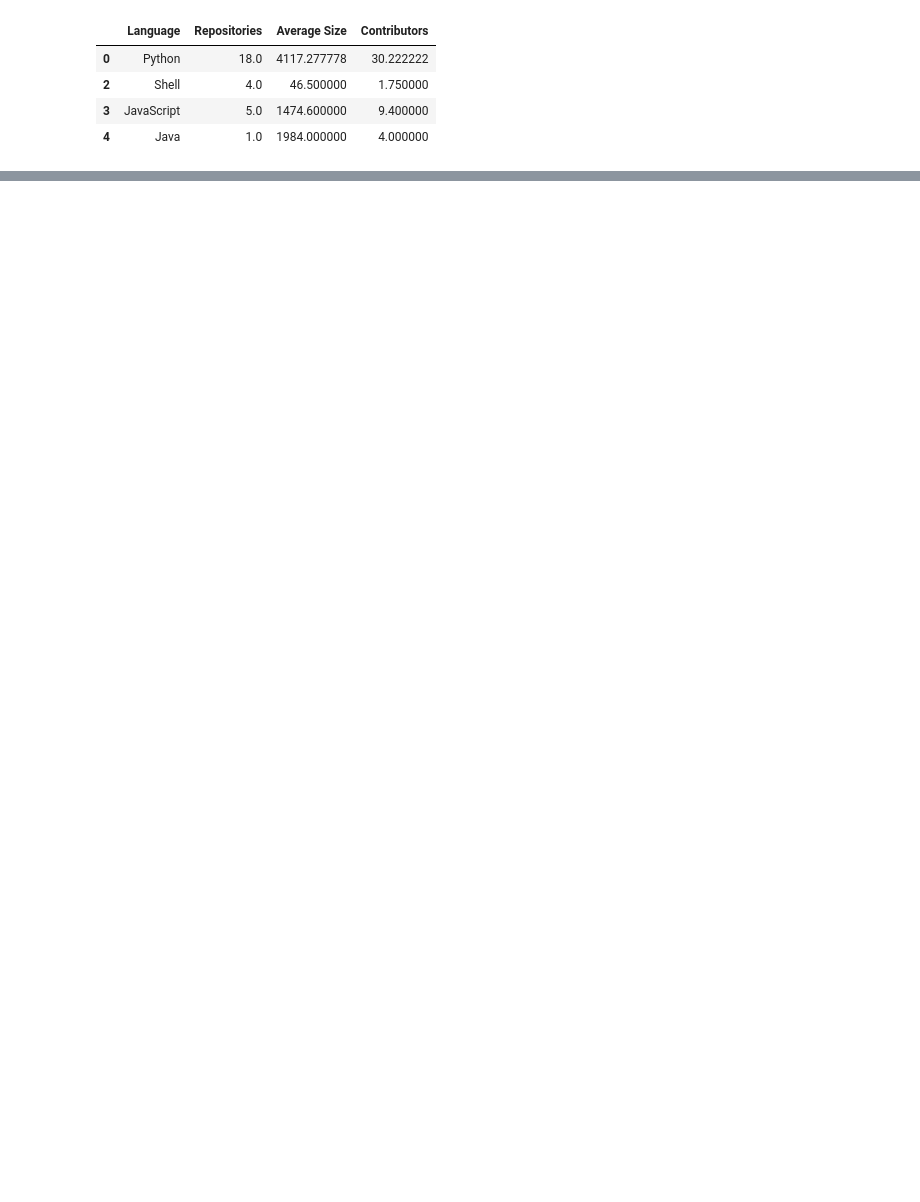
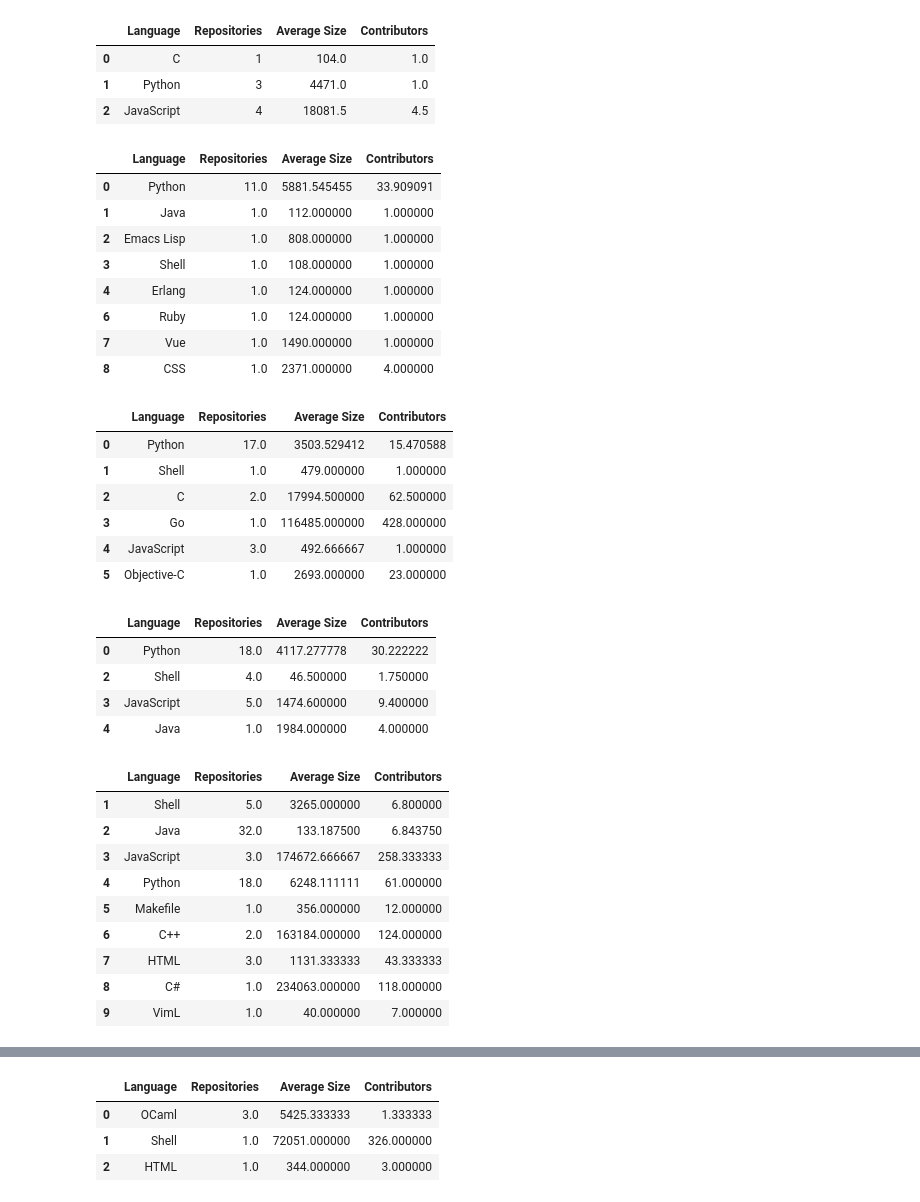
Before and after one commit to engelsj/swe-dev-task2, a Jupyter notebook: githubAccess.ipynb, the cells around one changed output, grey strips where cells are left out. Cells and saved outputs as stored; diff of their text form; code cells hidden in the pictures; blank space fills up the shorter version.

Commit message:
Isolated each dataframe for each year

```diff
--- a/githubAccess.ipynb
+++ b/githubAccess.ipynb
@@ -27,6 +46,8 @@ df = df[df.Language != 'None']
 for member in memberList:
     mask = (df['Username'] == member)
     df['DateCreated'][mask] = df['DateCreated'] - (df.loc[df['Username'] == member])['DateCreated'].min()
+maxYear = df['DateCreated'].max()
+df
 # %% [output]
 A value is trying to be set on a copy of a slice from a DataFrame
 
@@ -34,19 +72,51 @@ See the caveats in the documentation: http://pandas.pydata.org/pandas-docs/stabl
 # %%
-tempArray = df.loc[df['DateCreated'] == 3]
-tempArray = tempArray.drop(['Username', 'Repository',"DateCreated"], axis=1)
-yearArray = pd.DataFrame(columns=['Language','Repositories','Average Size','Contributors'])
-yearArray['Language'] = tempArray.Language.unique()
-uniqueValues = tempArray.Language.unique()
-for language in uniqueValues:
-    mask = (yearArray['Language'] == language)
-    yearArray['Repositories'][mask] = tempArray.loc[tempArray['Language'] == language].Language.count()
-    yearArray['Average Size'][mask] = tempArray.loc[tempArray['Language'] == language].Size.mean()
-    yearArray['Contributors'][mask] = tempArray.loc[tempArray['Language'] == language].Contributors.mean()
-yearArray = yearArray.replace(to_replace='None', value=np.nan).dropna()
-yearArray
+dataframe_collection = []
+for year in range(maxYear):
+    tempArray = df.loc[df['DateCreated'] == year]
+    tempArray = tempArray.drop(['Username', 'Repository',"DateCreated"], axis=1)
+    yearArray = pd.DataFrame(columns=['Language','Repositories','Average Size','Contributors'])
+    yearArray['Language'] = tempArray.Language.unique()
+    uniqueValues = tempArray.Language.unique()
+    for language in uniqueValues:
+        mask = (yearArray['Language'] == language)
+        yearArray['Repositories'][mask] = tempArray.loc[tempArray['Language'] == language].Language.count()
+        yearArray['Average Size'][mask] = tempArray.loc[tempArray['Language'] == language].Size.mean()
+        yearArray['Contributors'][mask] = tempArray.loc[tempArray['Language'] == language].Contributors.mean()
+    yearArray = yearArray.replace(to_replace='None', value=np.nan).dropna()
+    dataframe_collection.append(yearArray)
 # %% [output]
 |  | Language | Repositories | Average Size | Contributors |
-| 0 | Python | 18.0 | 4117.277778 | 30.222222 |
-| 2 | Shell | 4.0 | 46.500000 | 1.750000 |
-| 3 | JavaScript | 5.0 | 1474.600000 | 9.400000 |
-| 4 | Java | 1.0 | 1984.000000 | 4.000000 |
+| 0 | C | 1 | 104.0 | 1.0 |
+| 1 | Python | 3 | 4471.0 | 1.0 |
+| 2 | JavaScript | 4 | 18081.5 | 4.5 |
+|  | Language | Repositories | Average Size | Contributors |
+| 0 | Python | 11.0 | 5881.545455 | 33.909091 |
+| 1 | Java | 1.0 | 112.000000 | 1.000000 |
+| 2 | Emacs Lisp | 1.0 | 808.000000 | 1.000000 |
+| 3 | Shell | 1.0 | 108.000000 | 1.000000 |
+| 4 | Erlang | 1.0 | 124.000000 | 1.000000 |
+| 6 | Ruby | 1.0 | 124.000000 | 1.000000 |
+| 7 | Vue | 1.0 | 1490.000000 | 1.000000 |
+| 8 | CSS | 1.0 | 2371.000000 | 4.000000 |
+|  | Language | Repositories | Average Size | Contributors |
+| 0 | Python | 17.0 | 3503.529412 | 15.470588 |
+| 1 | Shell | 1.0 | 479.000000 | 1.000000 |
+| 2 | C | 2.0 | 17994.500000 | 62.500000 |
+| 3 | Go | 1.0 | 116485.000000 | 428.000000 |
+| 4 | JavaScript | 3.0 | 492.666667 | 1.000000 |
+| 5 | Objective-C | 1.0 | 2693.000000 | 23.000000 |
+|  | Language | Repositories | Average Size | Contributors |
+| 0 | Python | 18.0 | 4117.277778 | 30.222222 |
+| 2 | Shell | 4.0 | 46.500000 | 1.750000 |
+| 3 | JavaScript | 5.0 | 1474.600000 | 9.400000 |
+| 4 | Java | 1.0 | 1984.000000 | 4.000000 |
+|  | Language | Repositories | Average Size | Contributors |
+| 1 | Shell | 5.0 | 3265.000000 | 6.800000 |
+| 2 | Java | 32.0 | 133.187500 | 6.843750 |
+| 3 | JavaScript | 3.0 | 174672.666667 | 258.333333 |
+| 4 | Python | 18.0 | 6248.111111 | 61.000000 |
+| 5 | Makefile | 1.0 | 356.000000 | 12.000000 |
+| 6 | C++ | 2.0 | 163184.000000 | 124.000000 |
+| 7 | HTML | 3.0 | 1131.333333 | 43.333333 |
+| 8 | C# | 1.0 | 234063.000000 | 118.000000 |
+| 9 | VimL | 1.0 | 40.000000 | 7.000000 |
@@ -52,0 +151,4 @@ yearArray
+|  | Language | Repositories | Average Size | Contributors |
+| 0 | OCaml | 3.0 | 5425.333333 | 1.333333 |
+| 1 | Shell | 1.0 | 72051.000000 | 326.000000 |
+| 2 | HTML | 1.0 | 344.000000 | 3.000000 |
```
Also changed, not shown: parts of 4 cells of this notebook.
